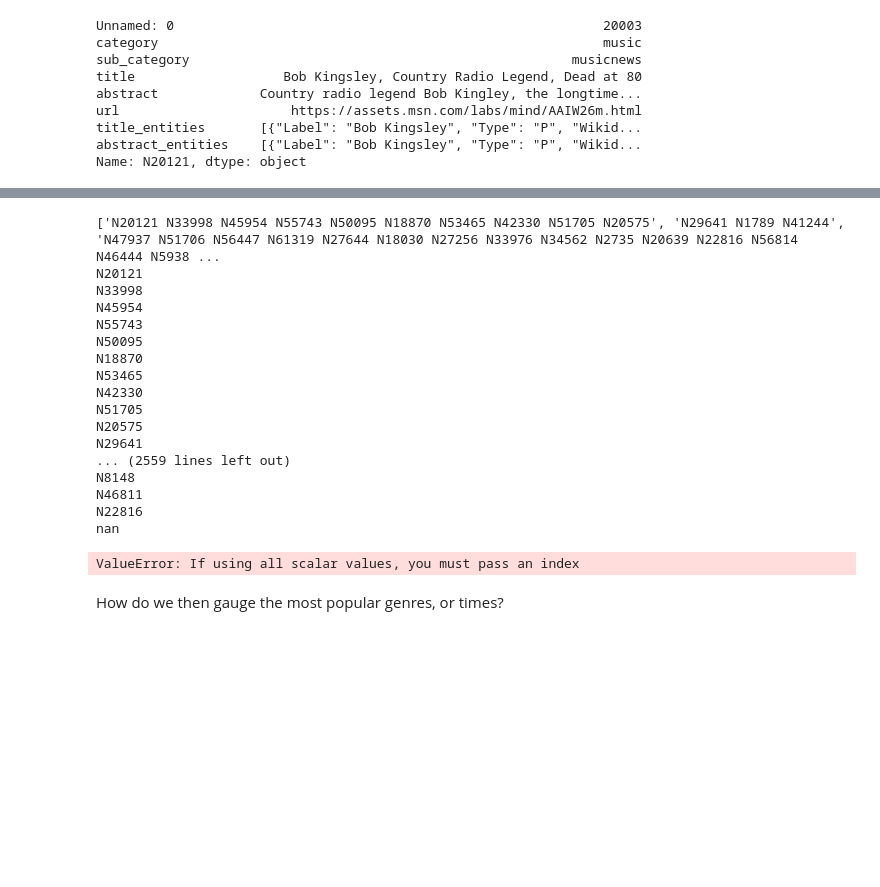
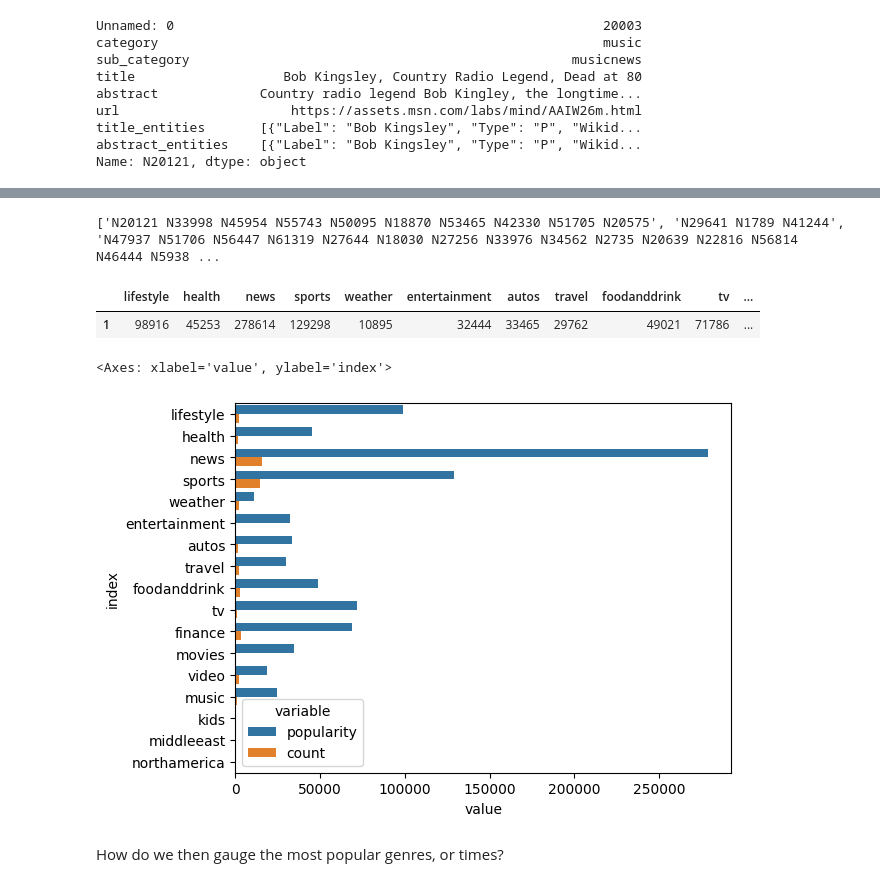
Before and after one commit to nicholas-rf/RecommenderProject, a Jupyter notebook: ExploratoryAnalysis/eda_report.ipynb, the cells around one changed output, grey strips where cells are left out. Drawn from its saved outputs; the diff is of its cells as text; code cells hidden in the pictures; blank space fills up the shorter version.

```diff
--- a/ExploratoryAnalysis/eda_report.ipynb
+++ b/ExploratoryAnalysis/eda_report.ipynb
@@ -79,7 +109,6 @@ behaviors['time'] = pd.to_datetime(behaviors['time'])
 ## Gets the most recent time for interactions
 max_idcs = behaviors.groupby('user_id')['time'].idxmax()
 max_behaviors = behaviors.loc[max_idcs]
-print(max_behaviors['history'].to_list()[:10])
 # def swap_to_genres(history):
 #     """
 #     Swaps the articles in a users history to the corresponding genre
@@ -93,36 +122,32 @@ def create_popularity_df():
     """
     Creates a dataframe with the popularity of every sub-category and category. The category popularity gets calculated as a biproduct of the sub-category popularity.
     """
-    popoularity_dict = {category: 0 for category in pd.unique(copynews['sub_category'])}
+    popoularity_dict = {category: 0 for category in pd.unique(copynews['category'])}
     for history in max_behaviors['history']:
-        try:
+        if type(history) != float:
             for news_id in history.split():
-                print(news_id)
-                sub_category = copynews.loc[news_id]['sub_category']
+                sub_category = copynews.loc[news_id]['category']
                 popoularity_dict[sub_category] += 1
-        except:
-            print(history)
-            break
-    return pd.DataFrame(data=popoularity_dict)
 
-my_dat = create_popularity_df()
-my_dat.head()
+    return pd.DataFrame(data=popoularity_dict, index=[1])
+
+category_popularity = create_popularity_df()
+category_popularity.head()
 # %% [output]
 ['N20121 N33998 N45954 N55743 N50095 N18870 N53465 N42330 N51705 N20575', 'N29641 N1789 N41244', 'N47937 N51706 N56447 N61319 N27644 N18030 N27256 N33976 N34562 N2735 N20639 N22816 N56814 N46444 N5938 ...
-N20121
-N33998
-N45954
-N55743
-N50095
-N18870
-N53465
-N42330
-N51705
-N20575
-N29641
-... (2559 lines left out)
-N8148
-N46811
-N22816
-nan
-ValueError: If using all scalar values, you must pass an index
+|  | lifestyle | health | news | sports | weather | entertainment | autos | travel | foodanddrink | tv | ... |
+| 1 | 98916 | 45253 | 278614 | 129298 | 10895 | 32444 | 33465 | 29762 | 49021 | 71786 | ... |
+# %%
+pop_long = category_popularity.melt(value_vars=category_popularity.columns, value_name='popularity')
+news_cat = news['category'].value_counts().to_frame()
+pop_long.set_index('variable', inplace=True)
+concatenated = pd.concat([pop_long, news_cat], axis=1)
+concatenated.reset_index(inplace=True)
+# concatenated
+sns.barplot(data=concatenated.melt(id_vars='index', value_vars=['popularity', 'count']),
+            y='index',
+            x='value',
+            hue='variable')
+# %% [output]
+<Axes: xlabel='value', ylabel='index'>
+[figure, added]
```
Also changed, not shown: parts of 13 cells of this notebook, 1 other file.
